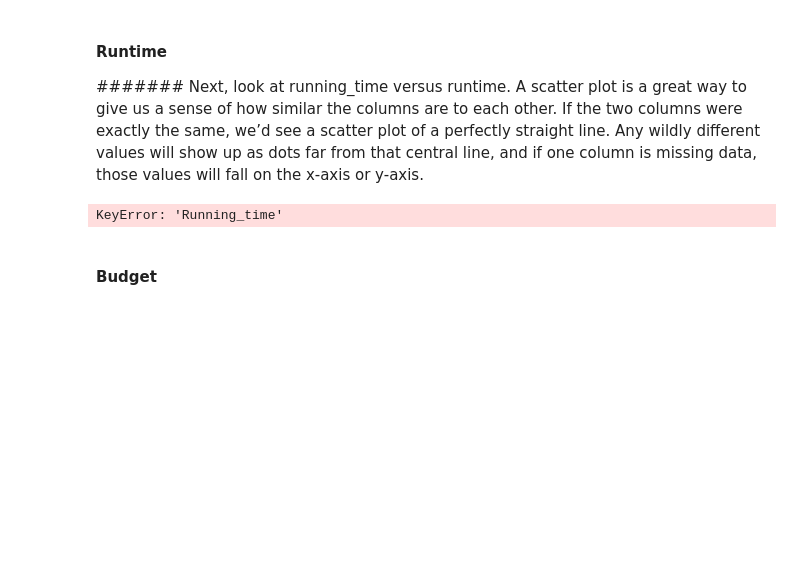
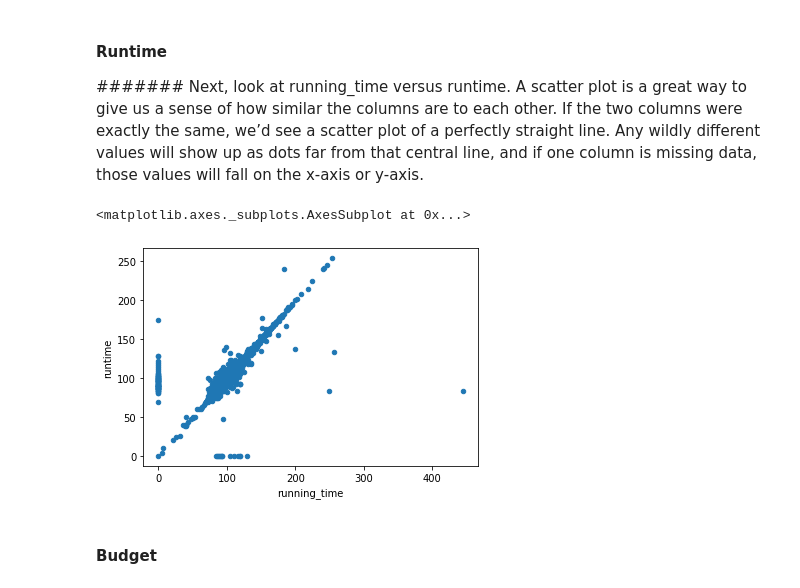
Before and after one commit to aodoming/Movies_ETL_ADominguez, a Jupyter notebook: Movies_ETL.ipynb, the cells around one changed output. Saved outputs shown, nothing was run; the diff lists cells and outputs as text; code cells hidden in the pictures; blank space fills up the shorter version.

```diff
--- a/Movies_ETL.ipynb
+++ b/Movies_ETL.ipynb
@@ -1085,12 +1099,14 @@ movies_df[(movies_df['title_kaggle'] == '') | (movies_df['title_kaggle'].isnull(
 # %%
 # Expect missing values froma merge. Scatter plots won’t show null values, so we need to fill them in with zeros
 # when making our plots to get the whole picture.
 
 #pd.to_numeric('Running time')
-movies_df.fillna(0).plot(x='Running time', y='runtime', kind='scatter')
-pd.to_numeric('running_time')
+movies_df.fillna(0).plot(x='running_time', y='runtime', kind='scatter')
+#pd.to_numeric('running_time')
+#pd.to_numeric(movies_df['Running time'])
 # %% [output]
-KeyError: 'Running_time'
+<matplotlib.axes._subplots.AxesSubplot at 0x...>
+[figure, added]
 # %% [markdown]
 #### Budget
 # %%
```
Also changed, not shown: parts of 20 cells of this notebook.
